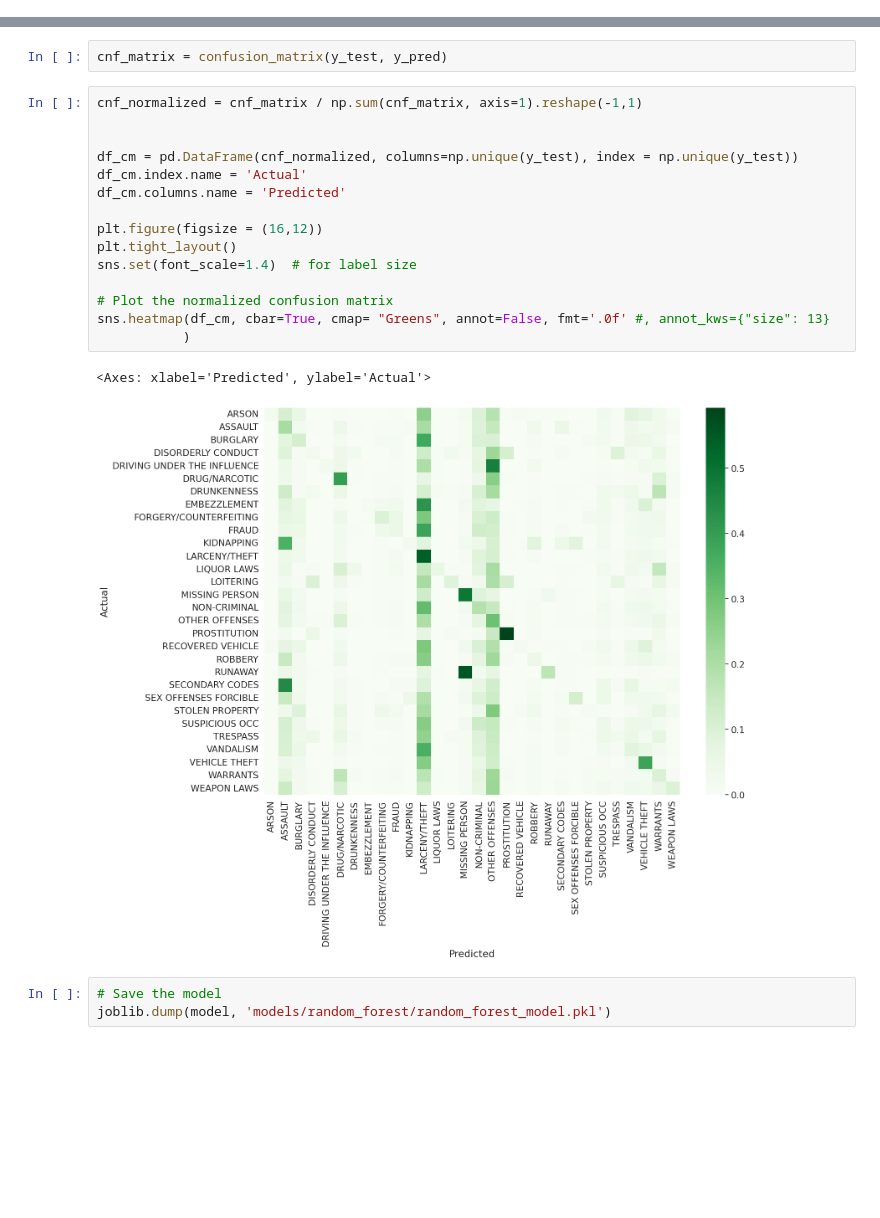
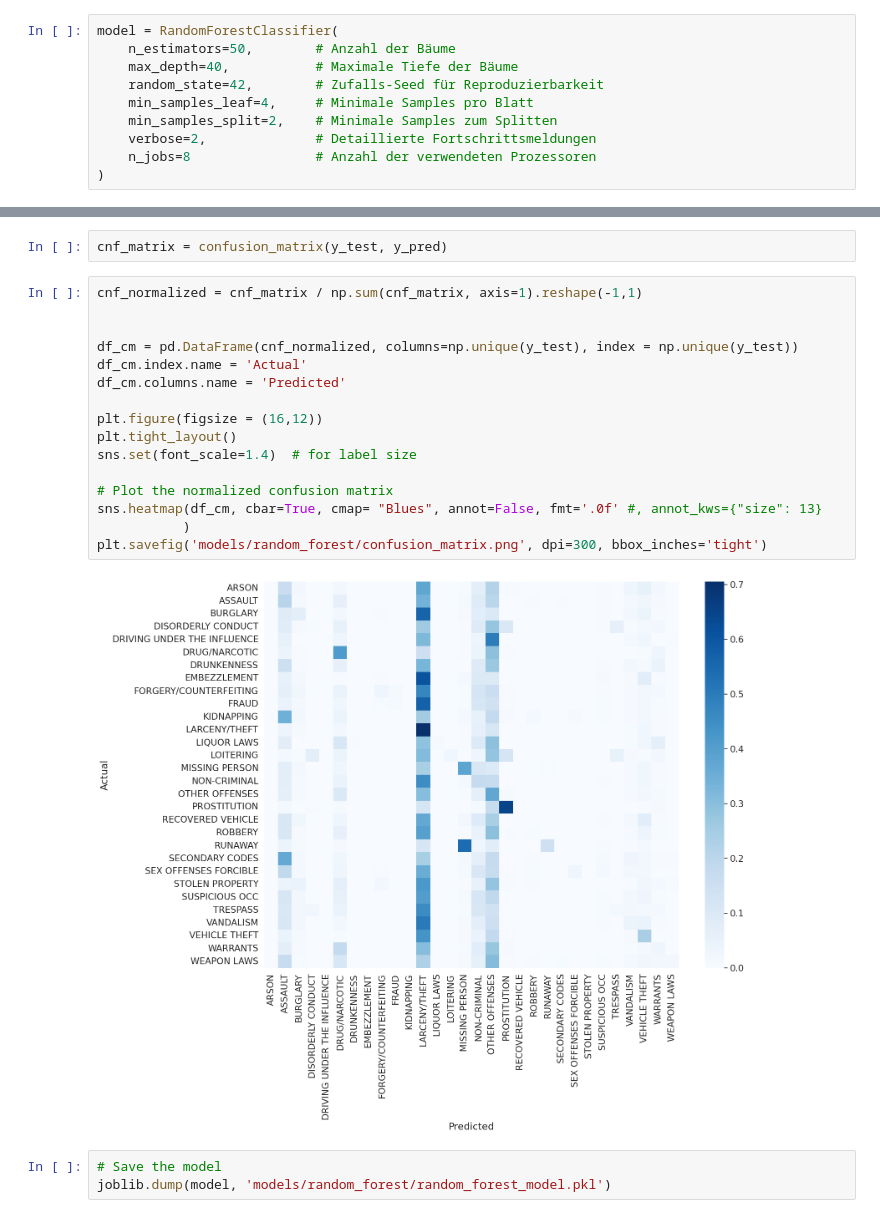
Before and after one commit to hannesharnisch/kaggle-sf-crime, a Jupyter notebook: random-forest.ipynb, the cells around one changed output, grey strips where cells are left out. Cells and saved outputs as stored; diff of their text form; blank space fills up the shorter version.

```diff
--- a/random-forest.ipynb
+++ b/random-forest.ipynb
@@ -41,3 +32,13 @@ model = RandomForestClassifier(
+# %%
+model = RandomForestClassifier(
+    n_estimators=50,        # Anzahl der Bäume
+    max_depth=40,           # Maximale Tiefe der Bäume
+    random_state=42,        # Zufalls-Seed für Reproduzierbarkeit
+    min_samples_leaf=4,     # Minimale Samples pro Blatt
+    min_samples_split=2,    # Minimale Samples zum Splitten
+    verbose=2,              # Detaillierte Fortschrittsmeldungen
+    n_jobs=8                # Anzahl der verwendeten Prozessoren
+)
 # %%
 # Fitting the model
 model.fit(X, y)
@@ -204,21 +223,21 @@ cnf_matrix = confusion_matrix(y_test, y_pred)
 # %%
 cnf_normalized = cnf_matrix / np.sum(cnf_matrix, axis=1).reshape(-1,1)
 
 
 df_cm = pd.DataFrame(cnf_normalized, columns=np.unique(y_test), index = np.unique(y_test))
 df_cm.index.name = 'Actual'
 df_cm.columns.name = 'Predicted'
 
 plt.figure(figsize = (16,12))
 plt.tight_layout()
 sns.set(font_scale=1.4)  # for label size
 
 # Plot the normalized confusion matrix
-sns.heatmap(df_cm, cbar=True, cmap= "Greens", annot=False, fmt='.0f' #, annot_kws={"size": 13}
+sns.heatmap(df_cm, cbar=True, cmap= "Blues", annot=False, fmt='.0f' #, annot_kws={"size": 13}
            )
+plt.savefig('models/random_forest/confusion_matrix.png', dpi=300, bbox_inches='tight')
 # %% [output]
-<Axes: xlabel='Predicted', ylabel='Actual'>
-[figure, old version]
+[figure, new version]
 # %%
 # Save the model
 joblib.dump(model, 'models/random_forest/random_forest_model.pkl')
```
Also changed, not shown: parts of 14 cells of this notebook, 4 other files.
